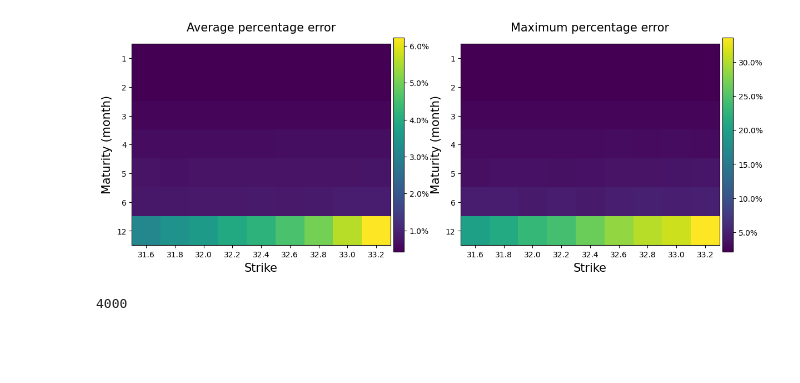
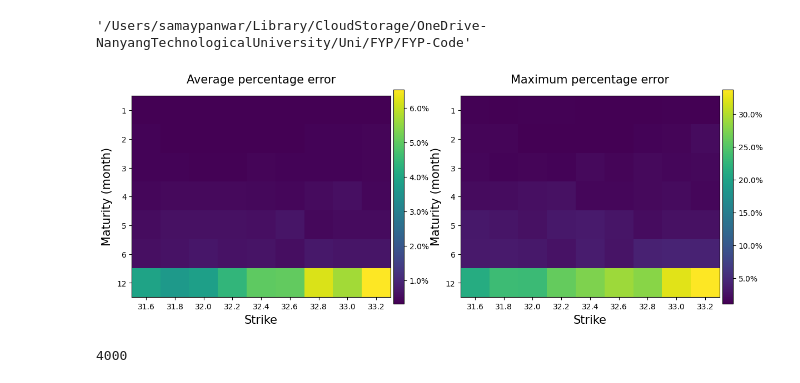
Before and after one commit to samaypanwar/FYP-Code, a Jupyter notebook: notebooks/test.ipynb, the cells around one changed output. Saved outputs shown, nothing was run; the diff lists cells and outputs as text; code cells hidden in the pictures; blank space fills up the shorter version.

```diff
--- a/notebooks/test.ipynb
+++ b/notebooks/test.ipynb
@@ -35,0 +12,3 @@ _________________________________________________________________
+# %%
+model_type = 'cnn'
+models = model.init_model(model_type)
@@ -36,18 +35,23 @@ _________________________________________________________________
+# %%
+import os
+os.getcwd()
+# %% [output]
+'/Users/samaypanwar/Library/CloudStorage/OneDrive-NanyangTechnologicalUniversity/Uni/FYP/FYP-Code'
 # %%
 import tensorflow as tf
 gpus = tf.config.experimental.list_physical_devices('GPU')
 if gpus:
   try:
     # Currently, memory growth needs to be the same across GPUs
     for gpu in gpus:
       tf.config.experimental.set_memory_growth(gpu, True)
     logical_gpus = tf.config.experimental.list_logical_devices('GPU')
     print(len(gpus), "Physical GPUs,", len(logical_gpus), "Logical GPUs")
   except RuntimeError as e:
     # Memory growth must be set before GPUs have been initialized
     print(e)
-
-model.train_model(models, epochs = 100)
+# print(os.getcwd())
+model.train_model(models, epochs = 250, model_type = model_type)
 # %% [output]
-[figure, old version]
+[figure, new version]
 # %%
```
Also changed, not shown: parts of 5 cells of this notebook, 17 other files.
